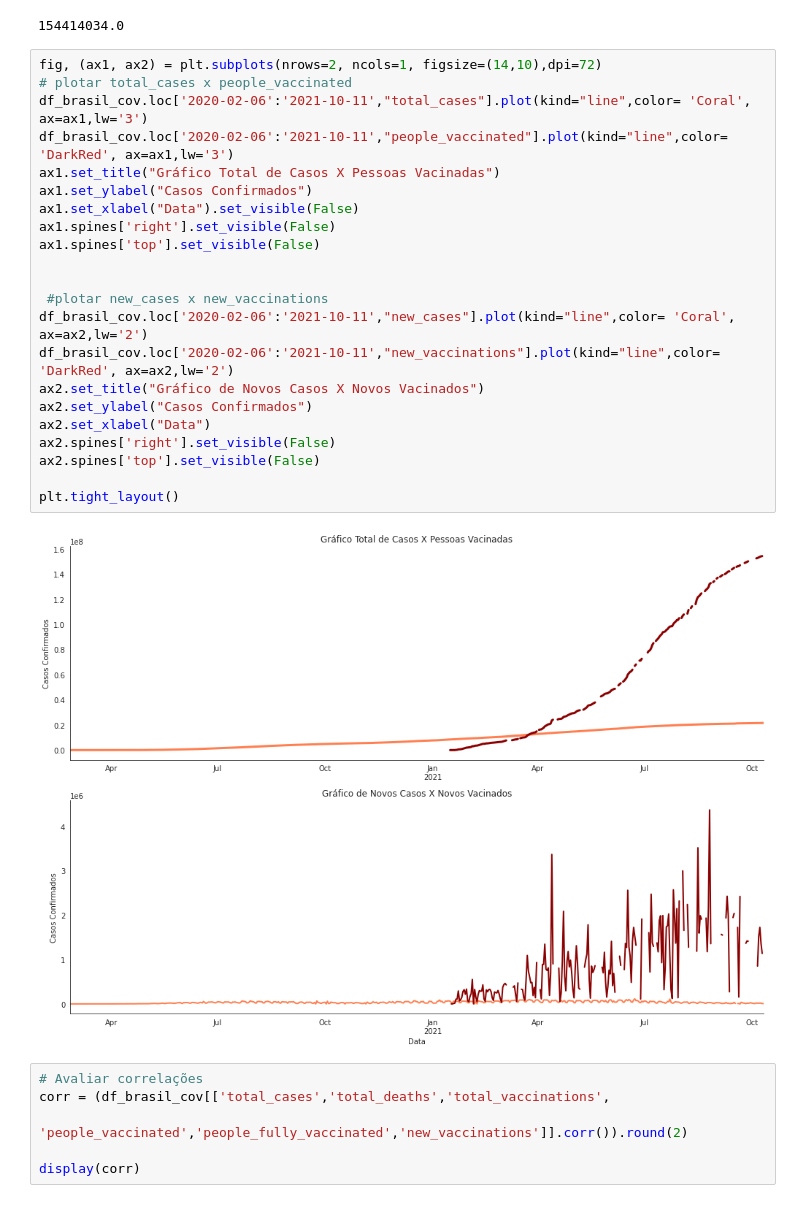
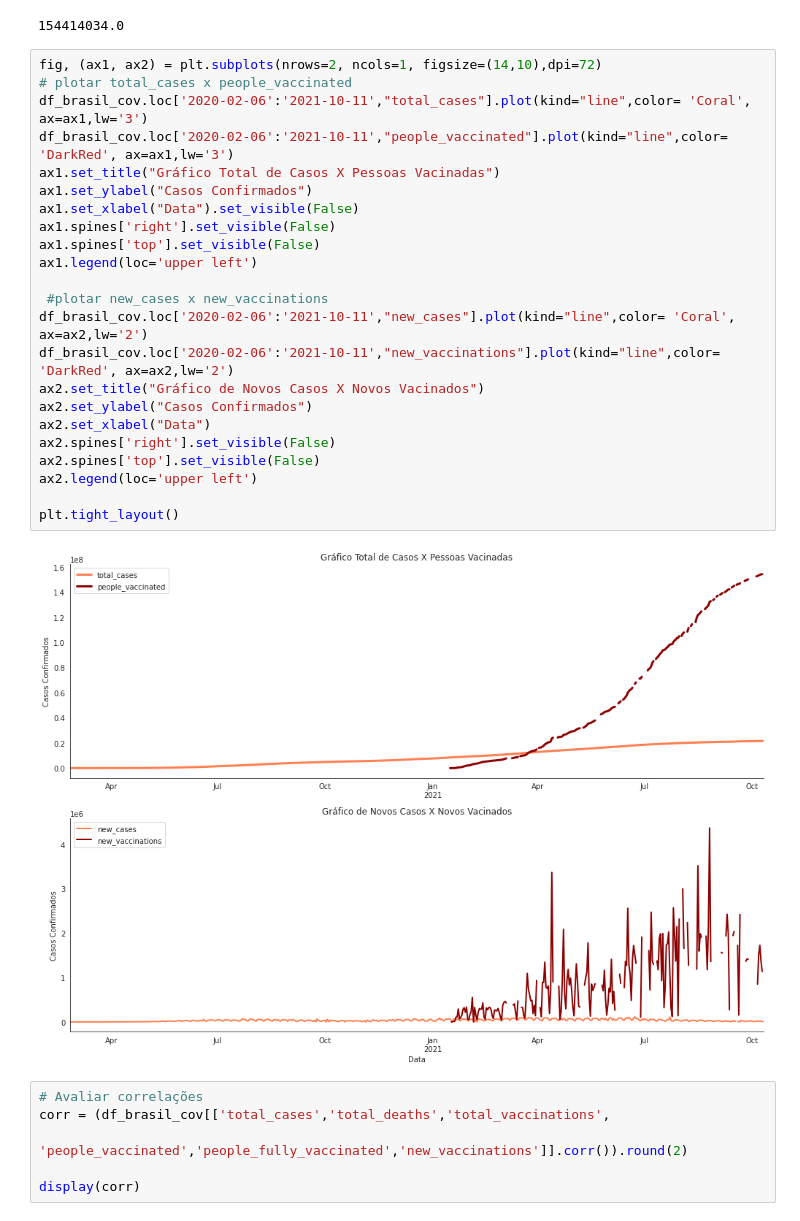
Before and after one commit to BraulioHermanson/Covid-Brasil, a Jupyter notebook: Project_Covid.ipynb, the cells around one changed output. Drawn from its saved outputs; the diff is of its cells as text.

```diff
--- a/Project_Covid.ipynb
+++ b/Project_Covid.ipynb
@@ -348,27 +348,28 @@ df_brasil_cov['people_vaccinated'].max()
 # %%
 fig, (ax1, ax2) = plt.subplots(nrows=2, ncols=1, figsize=(14,10),dpi=72)
 # plotar total_cases x people_vaccinated
 df_brasil_cov.loc['2020-02-06':'2021-10-11',"total_cases"].plot(kind="line",color= 'Coral', ax=ax1,lw='3')
 df_brasil_cov.loc['2020-02-06':'2021-10-11',"people_vaccinated"].plot(kind="line",color= 'DarkRed', ax=ax1,lw='3')
 ax1.set_title("Gráfico Total de Casos X Pessoas Vacinadas")
 ax1.set_ylabel("Casos Confirmados")
 ax1.set_xlabel("Data").set_visible(False)
 ax1.spines['right'].set_visible(False)
 ax1.spines['top'].set_visible(False)
-
+ax1.legend(loc='upper left')
 
  #plotar new_cases x new_vaccinations
 df_brasil_cov.loc['2020-02-06':'2021-10-11',"new_cases"].plot(kind="line",color= 'Coral', ax=ax2,lw='2')
 df_brasil_cov.loc['2020-02-06':'2021-10-11',"new_vaccinations"].plot(kind="line",color= 'DarkRed', ax=ax2,lw='2')
 ax2.set_title("Gráfico de Novos Casos X Novos Vacinados")
 ax2.set_ylabel("Casos Confirmados")
 ax2.set_xlabel("Data")
 ax2.spines['right'].set_visible(False)
 ax2.spines['top'].set_visible(False)
+ax2.legend(loc='upper left')
 
 plt.tight_layout()
 # %% [output]
-[figure, old version]
+[figure, new version]
 # %%
 # Avaliar correlações
 corr = (df_brasil_cov[['total_cases','total_deaths','total_vaccinations',
```
Also changed, not shown: parts of 1 cell of this notebook.
